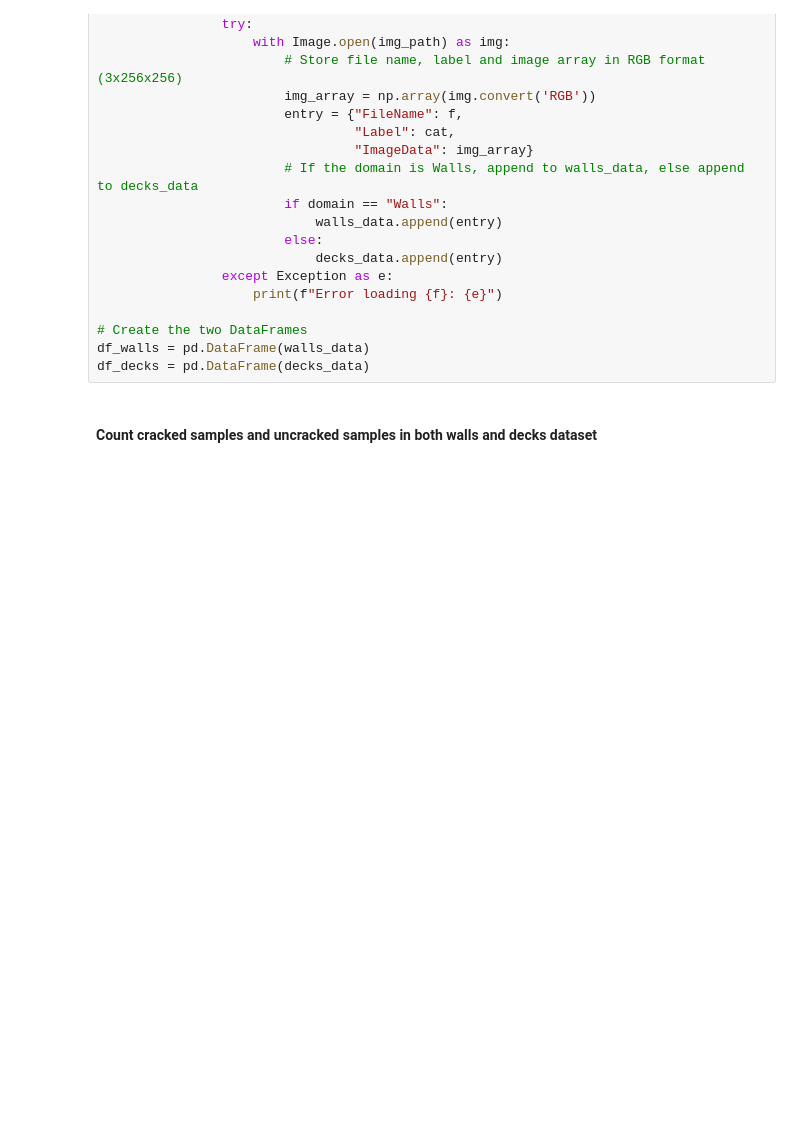
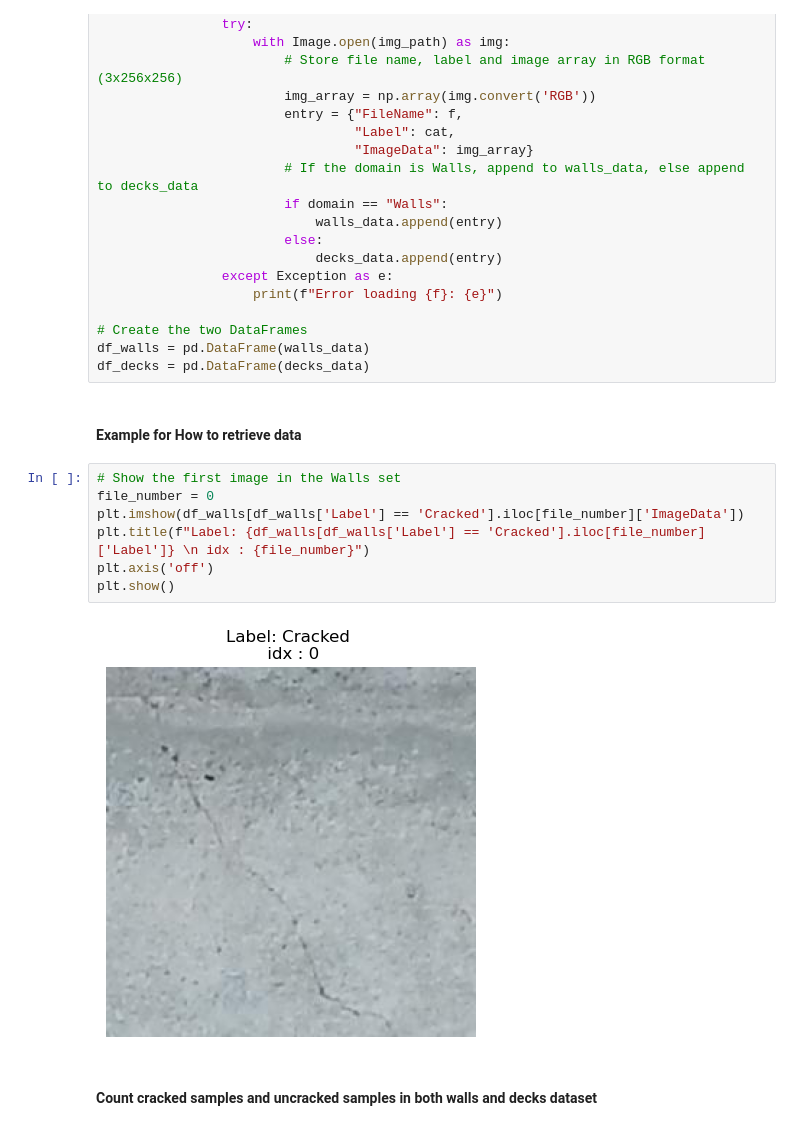
Before and after one commit to PengYongxi-machine-learning/Crack-Identification---Group-A, a Jupyter notebook: John - Phase 1 - Data Exploration.ipynb, the cells around one changed output. Cells and saved outputs as stored; diff of their text form; blank space fills up the shorter version.

Commit message:
Almost complete data exploration

```diff
--- a/John - Phase 1 - Data Exploration.ipynb
+++ b/John - Phase 1 - Data Exploration.ipynb
@@ -47,6 +73,17 @@ for domain, root_dir in data_dirs.items():
 # Create the two DataFrames
 df_walls = pd.DataFrame(walls_data)
 df_decks = pd.DataFrame(decks_data)
+# %% [markdown]
+#### Example for How to retrieve data
+# %%
+# Show the first image in the Walls set
+file_number = 0
+plt.imshow(df_walls[df_walls['Label'] == 'Cracked'].iloc[file_number]['ImageData'])
+plt.title(f"Label: {df_walls[df_walls['Label'] == 'Cracked'].iloc[file_number]['Label']} \n idx : {file_number}")
+plt.axis('off')
+plt.show()
+# %% [output]
+[figure, added]
 # %% [markdown]
 #### Count cracked samples and uncracked samples in both walls and decks dataset
 # %%
```
Also changed, not shown: parts of 4 cells of this notebook.
